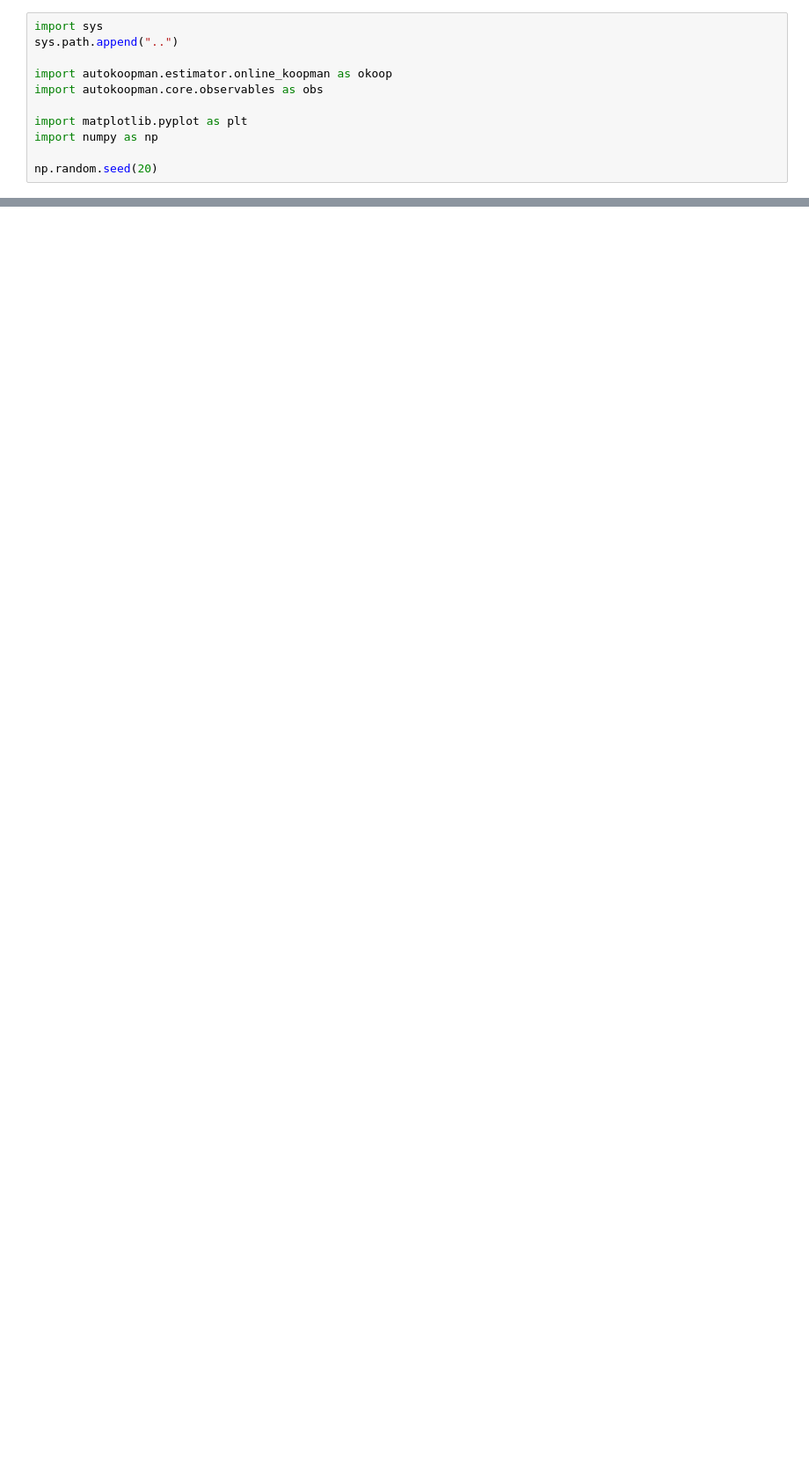
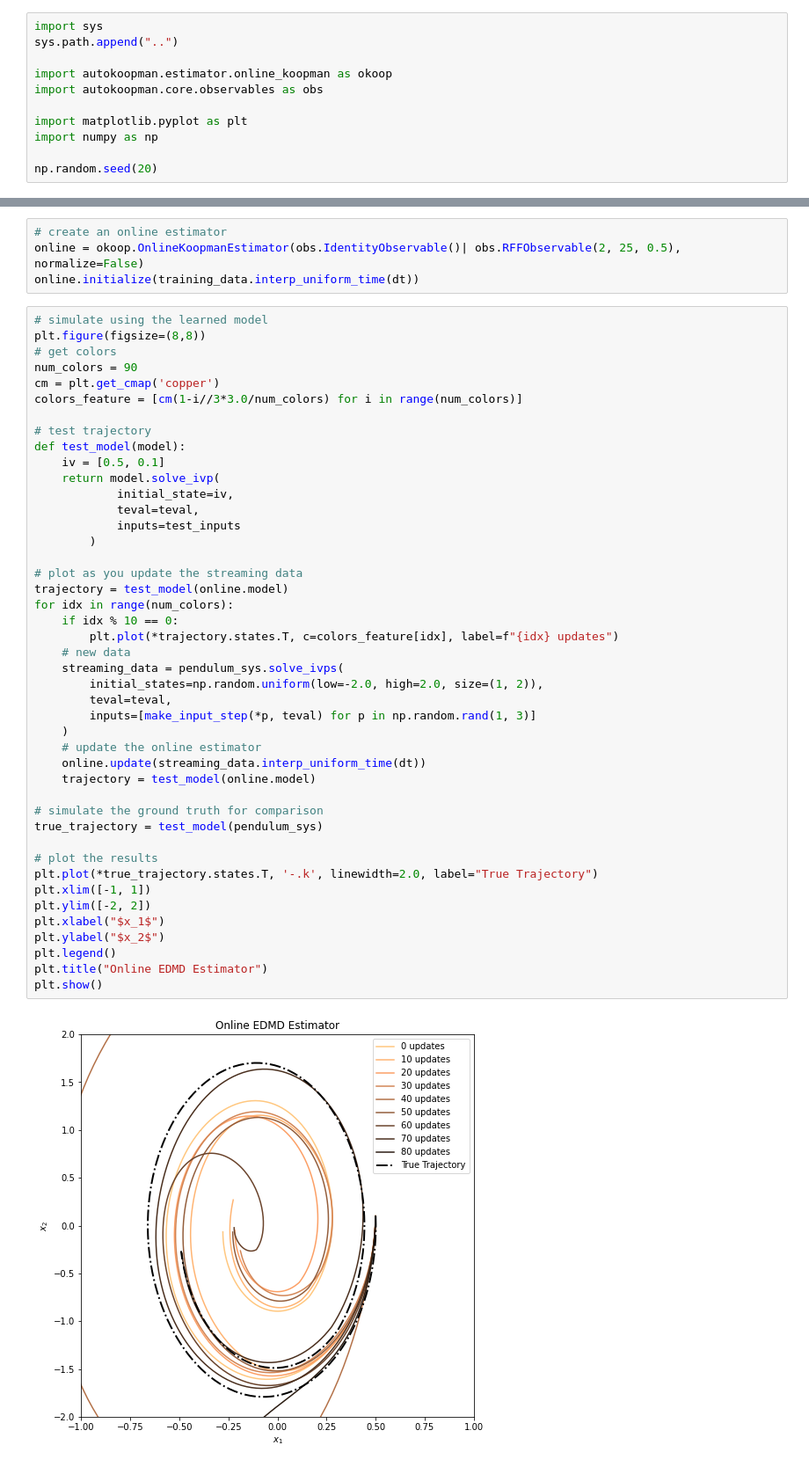
Before and after one commit to EthanJamesLew/AutoKoopman, a Jupyter notebook: notebooks/online-koopman.ipynb, the cells around one changed output, grey strips where cells are left out. Shown at 88% size. Drawn from its saved outputs; the diff is of its cells as text; blank space fills up the shorter version.

```diff
--- a/notebooks/online-koopman.ipynb
+++ b/notebooks/online-koopman.ipynb
@@ -74,0 +195,50 @@ plt.show()
+# %%
+# create an online estimator
+online = okoop.OnlineKoopmanEstimator(obs.IdentityObservable()| obs.RFFObservable(2, 25, 0.5), normalize=False)
+online.initialize(training_data.interp_uniform_time(dt))
+# %%
+# simulate using the learned model
+plt.figure(figsize=(8,8))
+# get colors
+num_colors = 90
+cm = plt.get_cmap('copper')
+colors_feature = [cm(1-i//3*3.0/num_colors) for i in range(num_colors)]
+
+# test trajectory
+def test_model(model):
+    iv = [0.5, 0.1]
+    return model.solve_ivp(
+            initial_state=iv,
+            teval=teval,
+            inputs=test_inputs
+        )
+
+# plot as you update the streaming data
+trajectory = test_model(online.model)
+for idx in range(num_colors):
+    if idx % 10 == 0:
+        plt.plot(*trajectory.states.T, c=colors_feature[idx], label=f"{idx} updates")
+    # new data
+    streaming_data = pendulum_sys.solve_ivps(
+        initial_states=np.random.uniform(low=-2.0, high=2.0, size=(1, 2)),
+        teval=teval,
+        inputs=[make_input_step(*p, teval) for p in np.random.rand(1, 3)]
+    )
+    # update the online estimator
+    online.update(streaming_data.interp_uniform_time(dt))
+    trajectory = test_model(online.model)
+
+# simulate the ground truth for comparison
+true_trajectory = test_model(pendulum_sys)
+
+# plot the results
+plt.plot(*true_trajectory.states.T, '-.k', linewidth=2.0, label="True Trajectory")
+plt.xlim([-1, 1])
+plt.ylim([-2, 2])
+plt.xlabel("$x_1$")
+plt.ylabel("$x_2$")
+plt.legend()
+plt.title("Online EDMD Estimator")
+plt.show()
+# %% [output]
+[figure, added]
```
Also changed, not shown: parts of 9 cells of this notebook.
